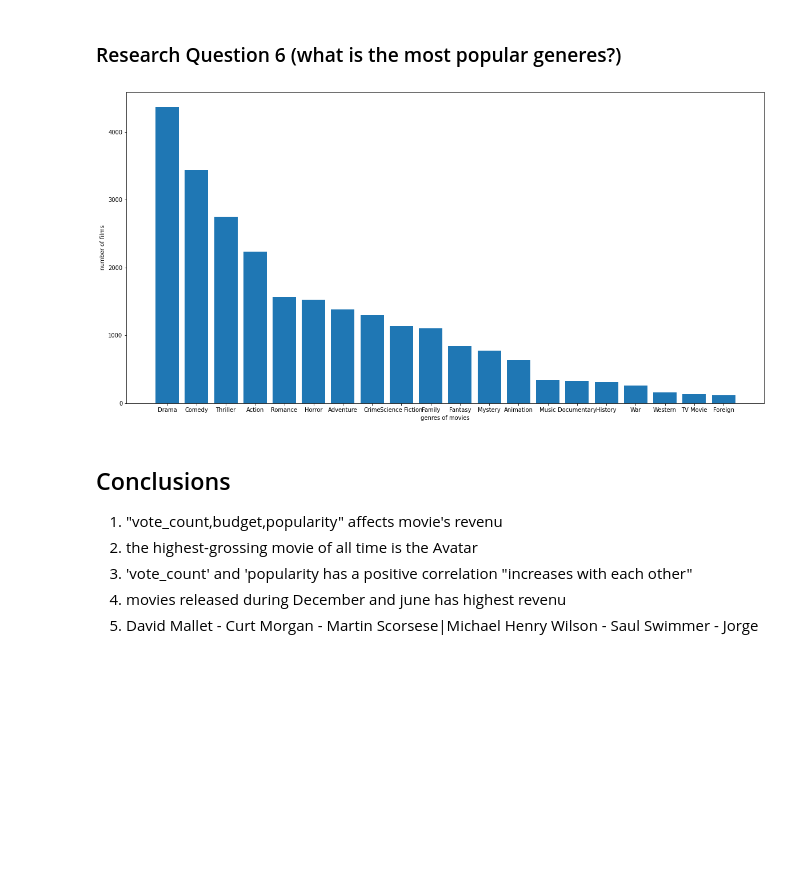
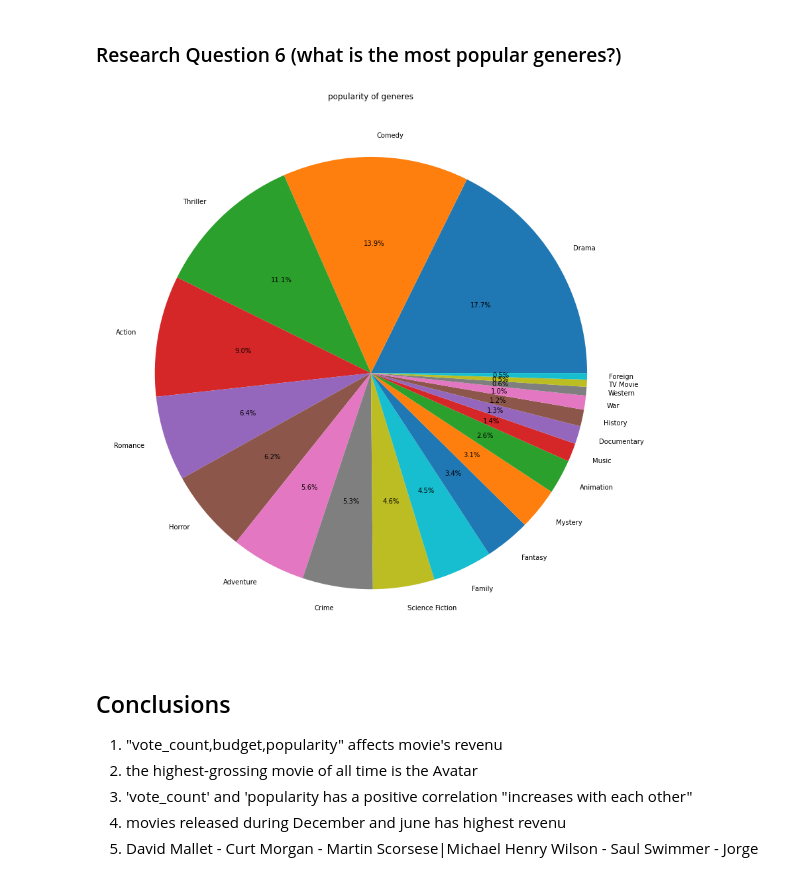
Before and after one commit to baraamagdy/DataAnalysis_assignment-, a Jupyter notebook: investigate-a-tmdb-movies.ipynb, the cells around one changed output. Cells and saved outputs as stored; diff of their text form; code cells hidden in the pictures; blank space fills up the shorter version.

Commit message:
add more plots

```diff
--- a/investigate-a-tmdb-movies.ipynb
+++ b/investigate-a-tmdb-movies.ipynb
@@ -237,0 +257,11 @@ plt.show()
+# %%
+comp = df.production_companies.value_counts().head(10)
+fig = plt.figure(figsize=(10, 10))
+x = comp.index
+y = comp.values
+plt.bar(x, y)
+plt.xlabel("production company")
+plt.xticks(rotation=45,ha ='right')
+plt.ylabel("count of films ")
+plt.title('count of films produced by a company')
+plt.show()
@@ -242,15 +274,13 @@ def to_1D(series):
  return pd.Series([x for _list in series for x in _list])
 # %%
 df_generes = to_1D(df["genres"]).value_counts()
-fig = plt.figure(figsize=(20, 10))
-x = df_generes.index
-y = df_generes.values
-plt.bar(x, y)
-plt.xlabel("genres of movies")
-plt.ylabel("number of films")
-plt.show()
+
+fig = plt.figure(figsize=(15, 15))
+
+plt.pie(x=df_generes.values, labels=df_generes.index,autopct='%1.1f%%')
+plt.title('popularity of generes', fontsize=12);
 # %% [output]
-[figure, old version]
+[figure, new version]
 # %% [markdown]
 <a id='conclusions'></a>
 ## Conclusions
```
Also changed, not shown: parts of 10 cells of this notebook, 1 other file.
